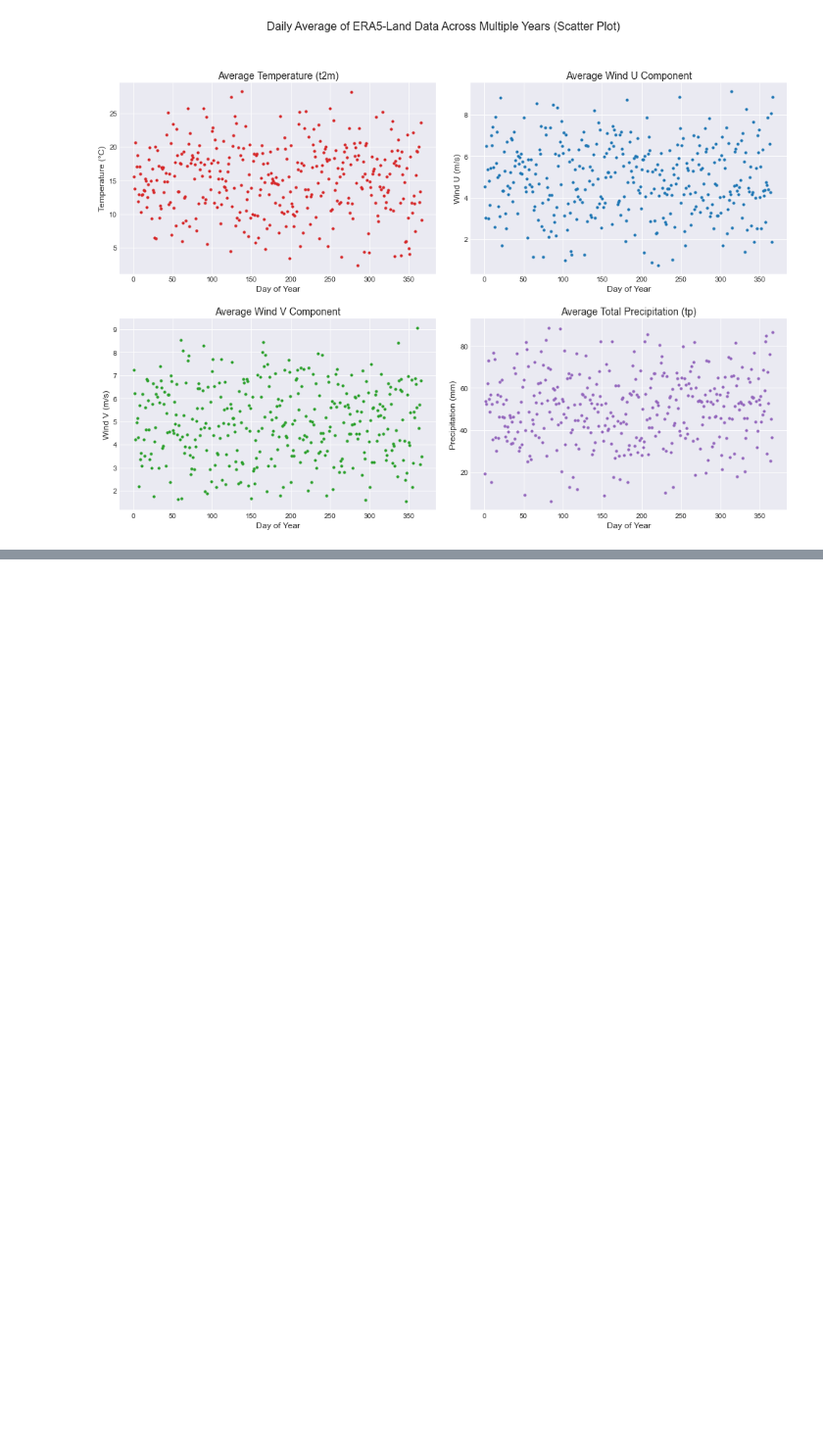
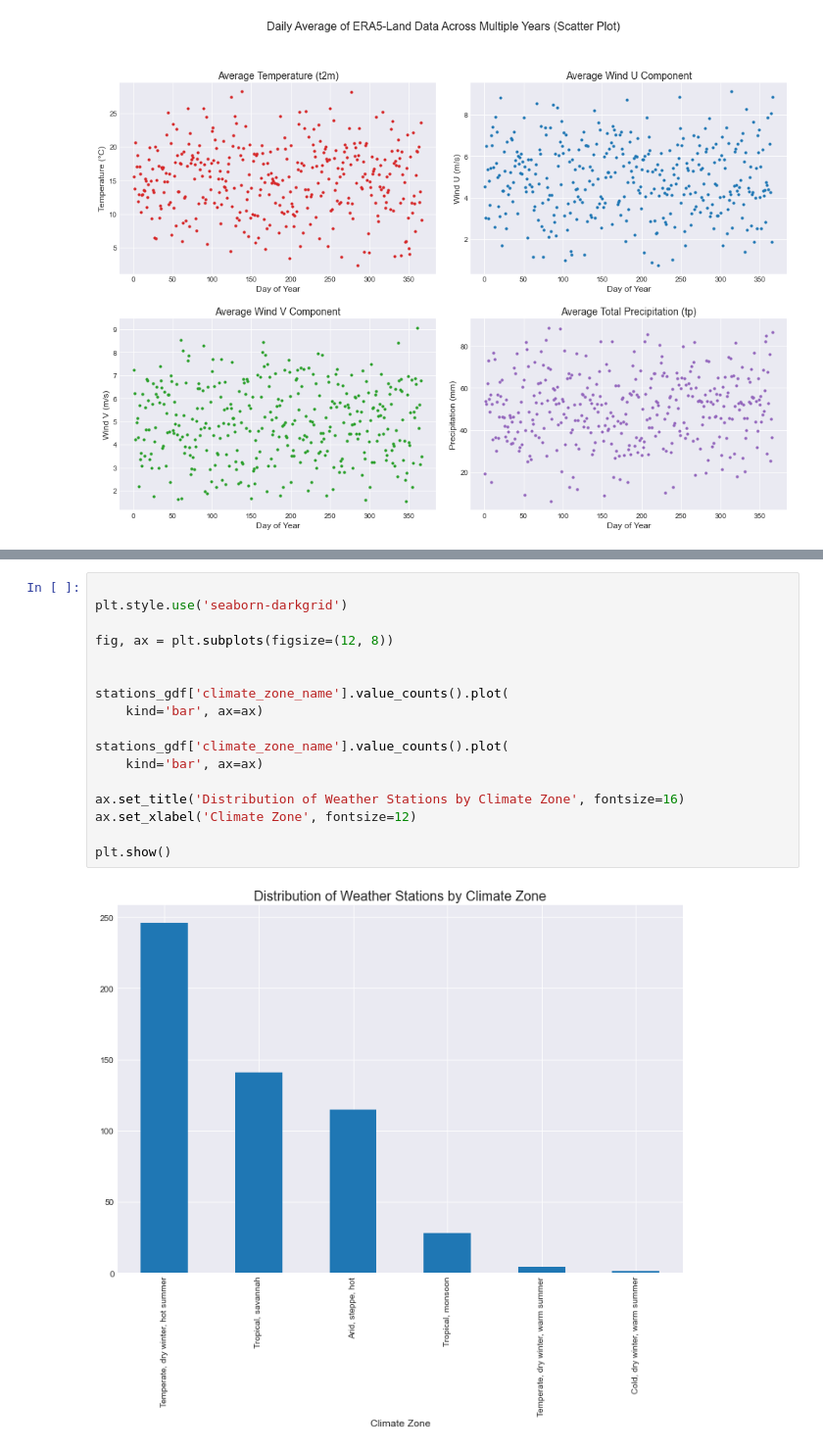
Before and after one commit to jesuslovesyiyi/Resilient_energy_network, a Jupyter notebook: data_preparation/notebooks/5_EDA_ERA5.ipynb, the cells around one changed output, grey strips where cells are left out. Shown at 98% size. Drawn from its saved outputs; the diff is of its cells as text; blank space fills up the shorter version.

```diff
--- a/data_preparation/notebooks/5_EDA_ERA5.ipynb
+++ b/data_preparation/notebooks/5_EDA_ERA5.ipynb
@@ -396,0 +419,19 @@ plt.show()
+# %%
+
+plt.style.use('seaborn-darkgrid')
+
+fig, ax = plt.subplots(figsize=(12, 8))
+
+
+stations_gdf['climate_zone_name'].value_counts().plot(
+	kind='bar', ax=ax)
+
+stations_gdf['climate_zone_name'].value_counts().plot(
+    kind='bar', ax=ax)
+
+ax.set_title('Distribution of Weather Stations by Climate Zone', fontsize=16)
+ax.set_xlabel('Climate Zone', fontsize=12)
+
+plt.show()
+# %% [output]
+[figure, added]
```
Also changed, not shown: parts of 21 cells of this notebook, 2 other files.
